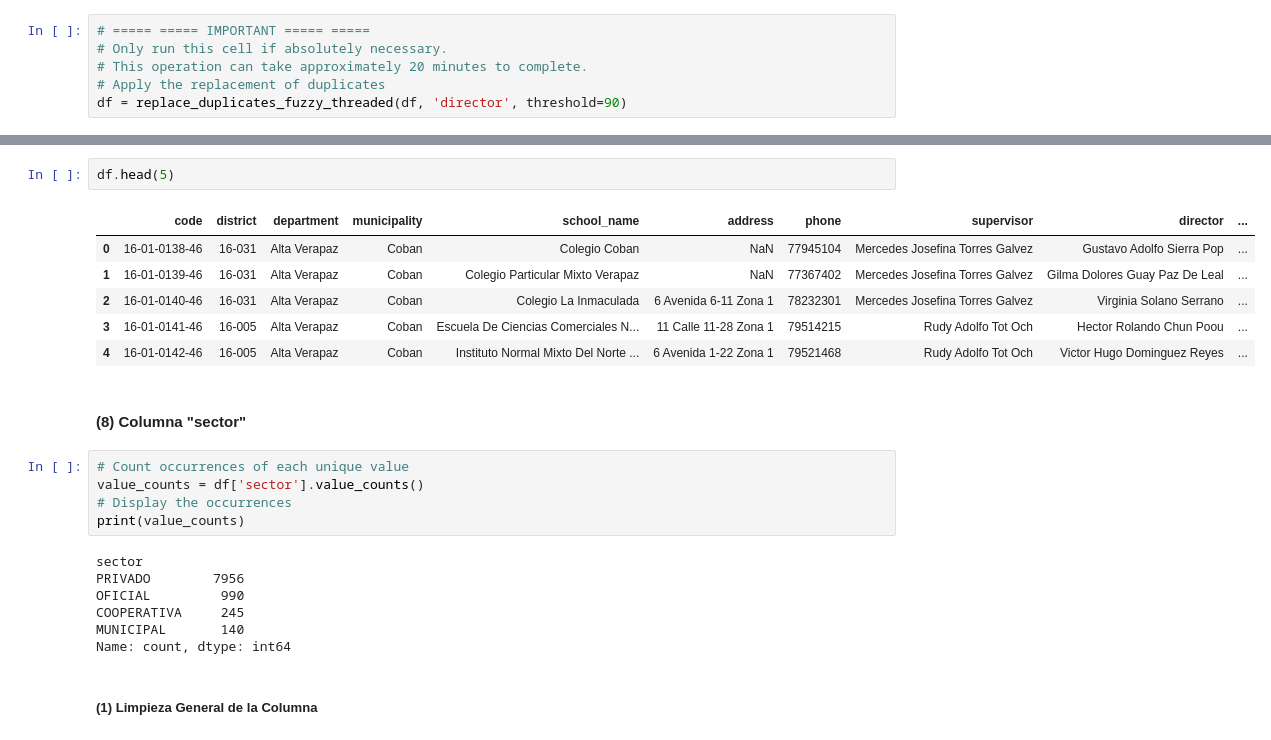
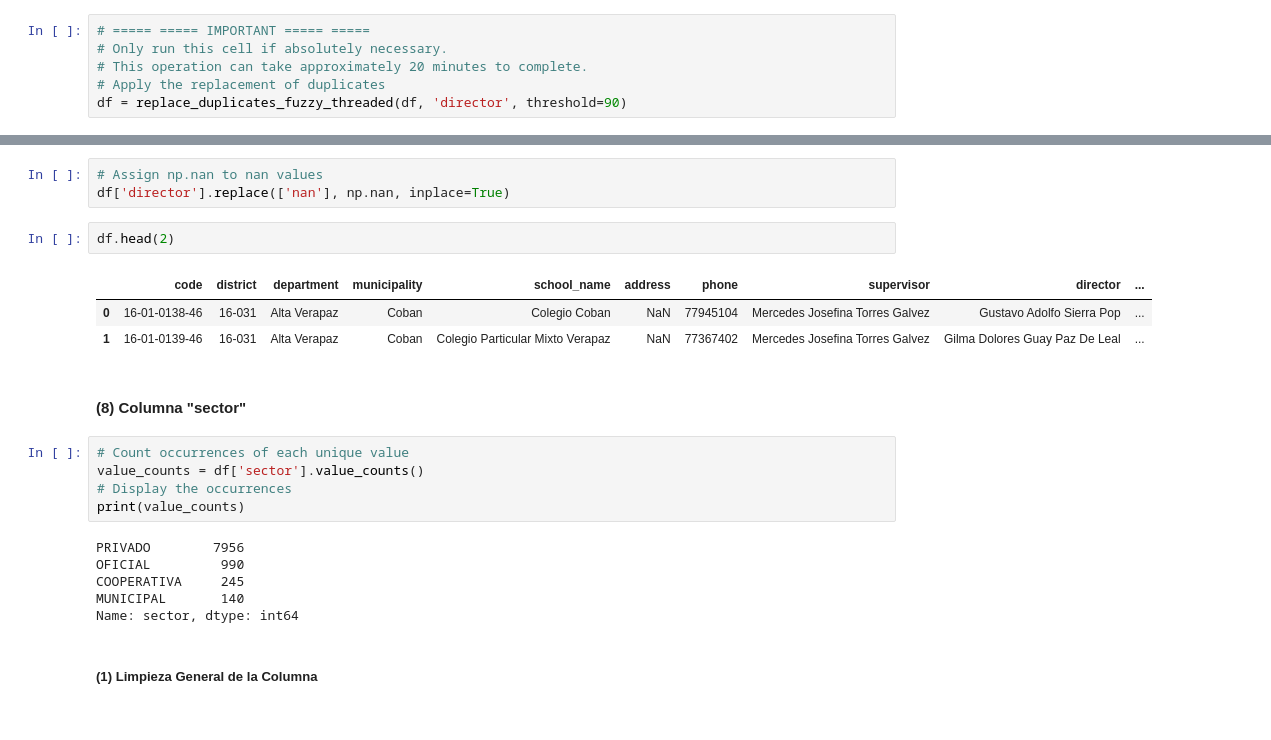
Before and after one commit to Andrea-gt/data-cleansing-mineduc, a Jupyter notebook: data_cleansing_mineduc.ipynb, the cells around one changed output, grey strips where cells are left out. Saved outputs shown, nothing was run; the diff lists cells and outputs as text.

```diff
--- a/data_cleansing_mineduc.ipynb
+++ b/data_cleansing_mineduc.ipynb
@@ -822,12 +864,12 @@ print(value_counts)
+# %%
+# Assign np.nan to nan values
+df['director'].replace(['nan'], np.nan, inplace=True)
 # %%
-df.head(5)
+df.head(2)
 # %% [output]
 |  | code | district | department | municipality | school_name | address | phone | supervisor | director | ... |
 | 0 | 16-01-0138-46 | 16-031 | Alta Verapaz | Coban | Colegio Coban | NaN | 77945104 | Mercedes Josefina Torres Galvez | Gustavo Adolfo Sierra Pop | ... |
 | 1 | 16-01-0139-46 | 16-031 | Alta Verapaz | Coban | Colegio Particular Mixto Verapaz | NaN | 77367402 | Mercedes Josefina Torres Galvez | Gilma Dolores Guay Paz De Leal | ... |
-| 2 | 16-01-0140-46 | 16-031 | Alta Verapaz | Coban | Colegio La Inmaculada | 6 Avenida 6-11 Zona 1 | 78232301 | Mercedes Josefina Torres Galvez | Virginia Solano Serrano | ... |
-| 3 | 16-01-0141-46 | 16-005 | Alta Verapaz | Coban | Escuela De Ciencias Comerciales N... | 11 Calle 11-28 Zona 1 | 79514215 | Rudy Adolfo Tot Och | Hector Rolando Chun Poou | ... |
-| 4 | 16-01-0142-46 | 16-005 | Alta Verapaz | Coban | Instituto Normal Mixto Del Norte ... | 6 Avenida 1-22 Zona 1 | 79521468 | Rudy Adolfo Tot Och | Victor Hugo Dominguez Reyes | ... |
 # %% [markdown]
 #### **(8) Columna "sector"**
 # %%
@@ -836,12 +878,11 @@ value_counts = df['sector'].value_counts()
 # Display the occurrences
 print(value_counts)
 # %% [output]
-sector
 PRIVADO        7956
 OFICIAL         990
 COOPERATIVA     245
 MUNICIPAL       140
-Name: count, dtype: int64
+Name: sector, dtype: int64
 # %% [markdown]
 ##### **(1) Limpieza General de la Columna**
 # %%
```
Also changed, not shown: parts of 58 cells of this notebook, 1 other file.
